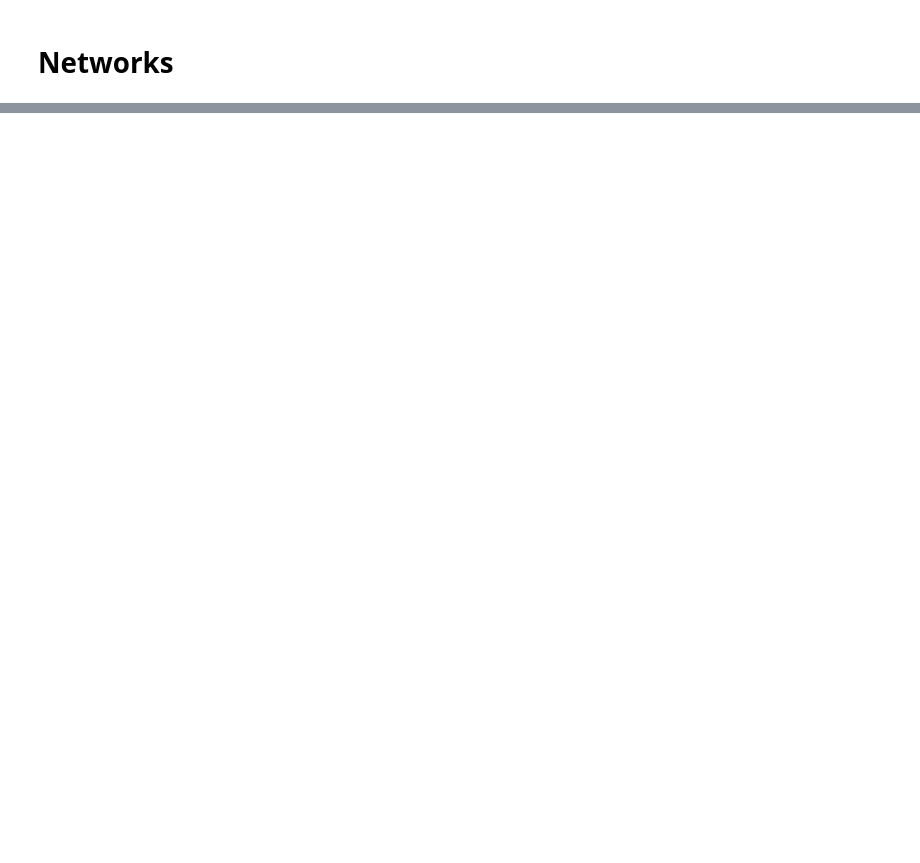
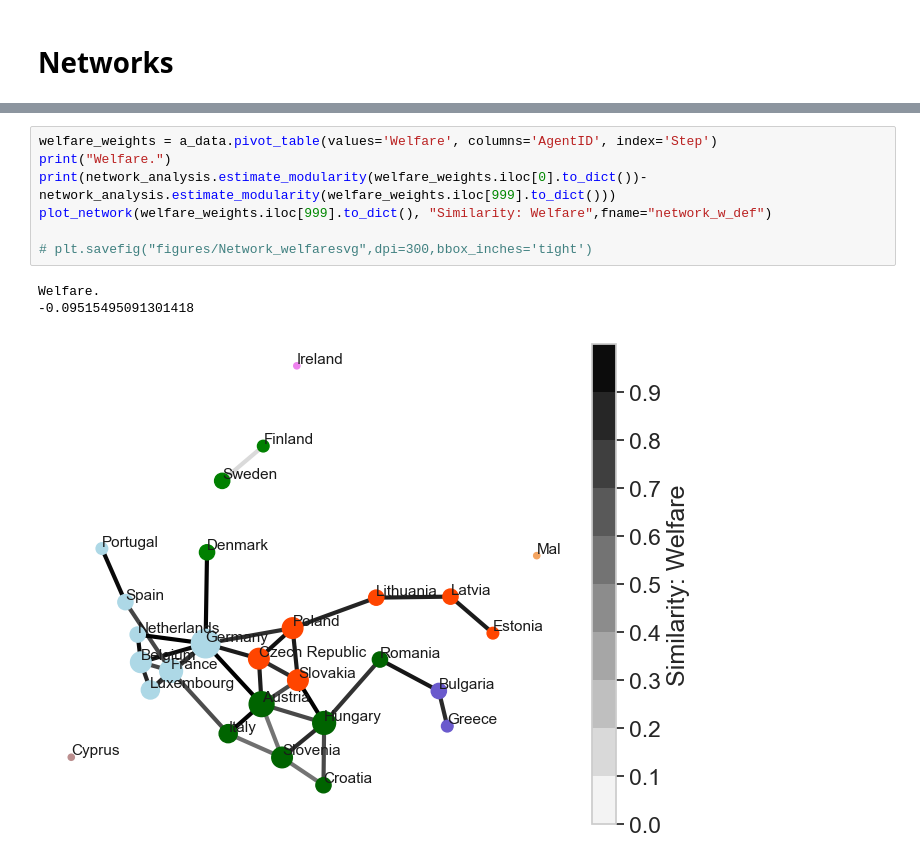
Before and after one commit to PaulHosek/Agent_based_modeling, a Jupyter notebook: Experiments.ipynb, the cells around one changed output, grey strips where cells are left out. Drawn from its saved outputs; the diff is of its cells as text; blank space fills up the shorter version.

```diff
--- a/Experiments.ipynb
+++ b/Experiments.ipynb
@@ -350,0 +338,11 @@ plt.savefig("figures/Ex2_network.svg",dpi=300,bbox_inches='tight')
+# %%
+welfare_weights = a_data.pivot_table(values='Welfare', columns='AgentID', index='Step')
+print("Welfare.")
+print(network_analysis.estimate_modularity(welfare_weights.iloc[0].to_dict())-network_analysis.estimate_modularity(welfare_weights.iloc[999].to_dict()))
+plot_network(welfare_weights.iloc[999].to_dict(), "Similarity: Welfare",fname="network_w_def")
+
+# plt.savefig("figures/Network_welfaresvg",dpi=300,bbox_inches='tight')
+# %% [output]
+Welfare.
+-0.09515495091301418
+[figure, added]
```
Also changed, not shown: parts of 36 cells of this notebook, 1 other file.
